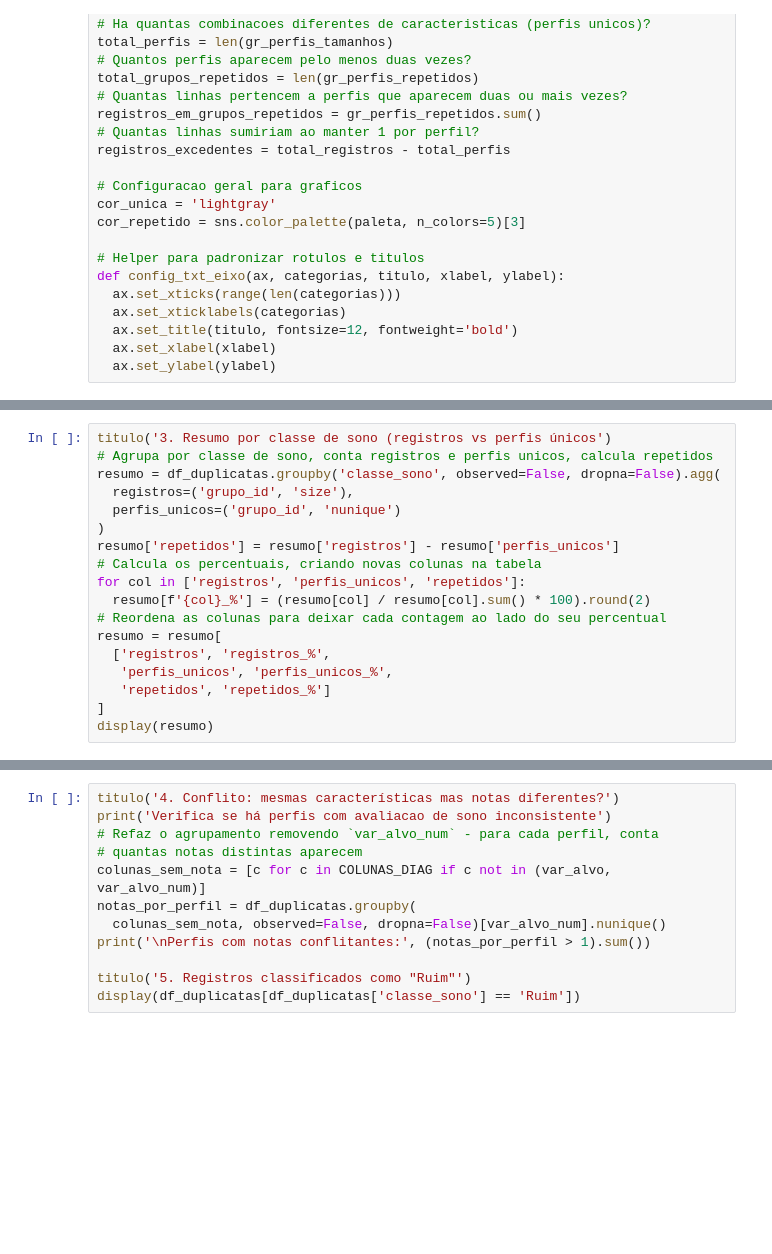
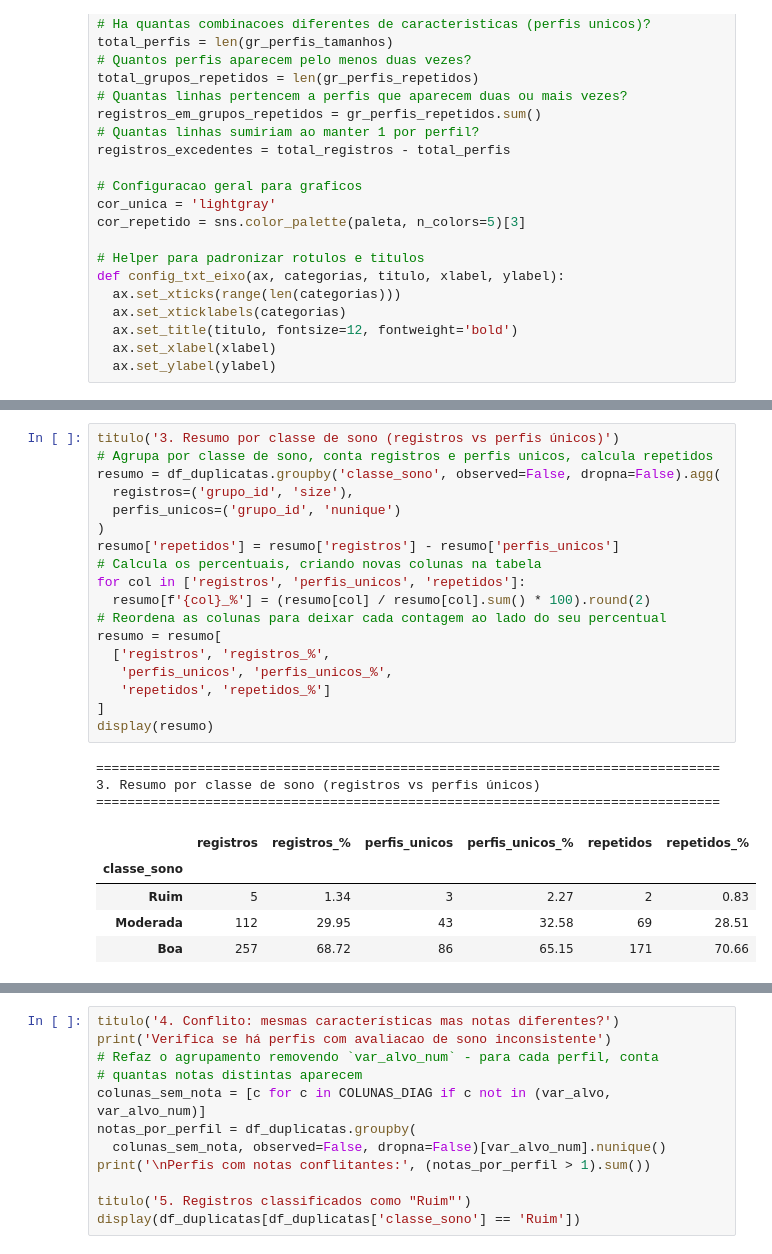
Before and after one commit to Squad-Nina-da-Hora/wmc-projeto-final-lifestyle, a Jupyter notebook: analise.ipynb, the cells around one changed output, grey strips where cells are left out. Drawn from its saved outputs; the diff is of its cells as text; blank space fills up the shorter version.

```diff
--- a/analise.ipynb
+++ b/analise.ipynb
@@ -1016,21 +1036,30 @@ plt.show()
 # %%
-titulo('3. Resumo por classe de sono (registros vs perfis únicos')
+titulo('3. Resumo por classe de sono (registros vs perfis únicos)')
 # Agrupa por classe de sono, conta registros e perfis unicos, calcula repetidos
 resumo = df_duplicatas.groupby('classe_sono', observed=False, dropna=False).agg(
   registros=('grupo_id', 'size'),
   perfis_unicos=('grupo_id', 'nunique')
 )
 resumo['repetidos'] = resumo['registros'] - resumo['perfis_unicos']
 # Calcula os percentuais, criando novas colunas na tabela
 for col in ['registros', 'perfis_unicos', 'repetidos']:
   resumo[f'{col}_%'] = (resumo[col] / resumo[col].sum() * 100).round(2)
 # Reordena as colunas para deixar cada contagem ao lado do seu percentual
 resumo = resumo[
   ['registros', 'registros_%',
    'perfis_unicos', 'perfis_unicos_%',
    'repetidos', 'repetidos_%']
 ]
 display(resumo)
+# %% [output]
+================================================================================
+3. Resumo por classe de sono (registros vs perfis únicos)
+================================================================================
+|  | registros | registros_% | perfis_unicos | perfis_unicos_% | repetidos | repetidos_% |
+| classe_sono |  |  |  |  |  |  |
+| Ruim | 5 | 1.34 | 3 | 2.27 | 2 | 0.83 |
+| Moderada | 112 | 29.95 | 43 | 32.58 | 69 | 28.51 |
+| Boa | 257 | 68.72 | 86 | 65.15 | 171 | 70.66 |
 # %%
 # Configuracoes basicas do grafico
 LARGURA_BARRA = 0.38
```
Also changed, not shown: parts of 3 cells of this notebook.
